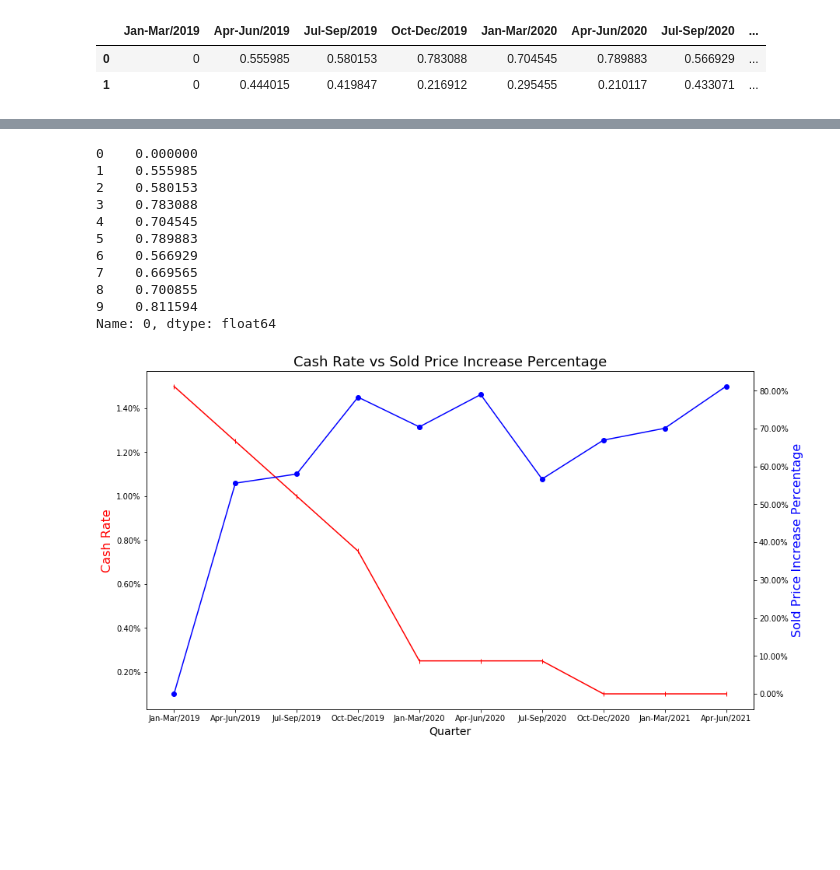
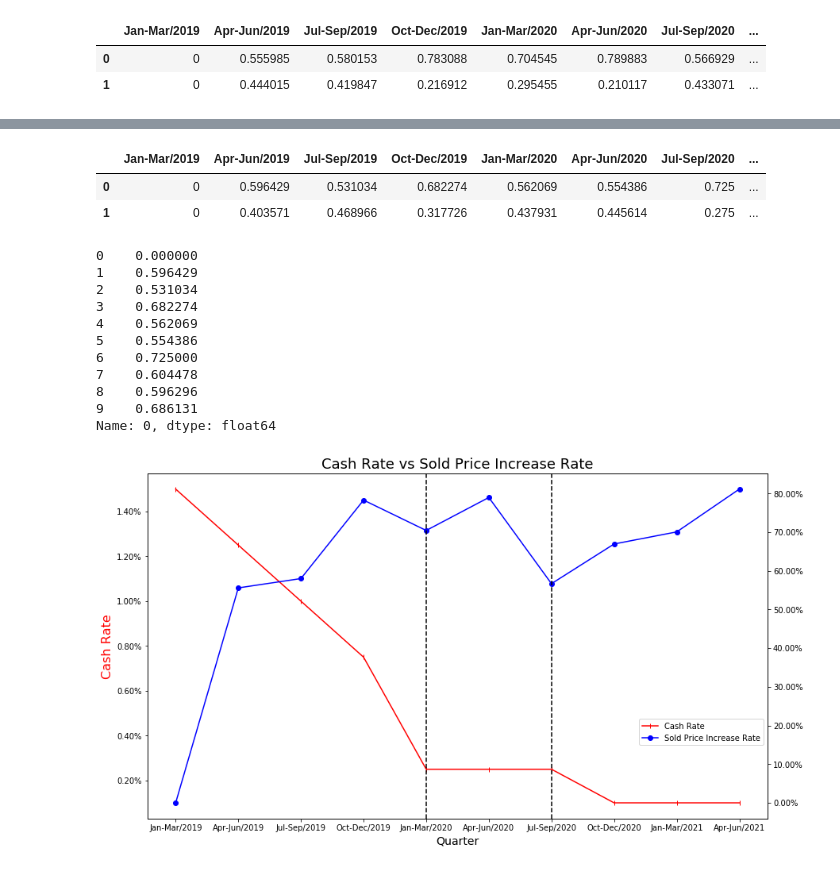
Before and after one commit to 22OVERSooN/Project1_Realestate_Analysis, a Jupyter notebook: Question 1.ipynb, the cells around one changed output, grey strips where cells are left out. Cells and saved outputs as stored; diff of their text form; code cells hidden in the pictures; blank space fills up the shorter version.

```diff
--- a/Question 1.ipynb
+++ b/Question 1.ipynb
@@ -162,3 +262,20 @@ percentage_change
+# %%
+rpercentage_change = pd.DataFrame({'Jan-Mar/2019' : [0,0],
+                                   'Apr-Jun/2019':pd_1['Percentage'],
+                                   'Jul-Sep/2019':pd_2['Percentage'],
+                                   'Oct-Dec/2019':pd_3['Percentage'],
+                                   'Jan-Mar/2020':pd_4['Percentage'],
+                                   'Apr-Jun/2020':pd_5['Percentage'],
+                                   'Jul-Sep/2020':pd_6['Percentage'],
+                                   'Oct-Dec/2020':pd_7['Percentage'],
+                                   'Jan-Mar/2021':pd_8['Percentage']
+                                 })
+rpercentage_change['Apr-Jun/2021'] = pd_9['Percentage']
+rpercentage_change
+# %% [output]
+|  | Jan-Mar/2019 | Apr-Jun/2019 | Jul-Sep/2019 | Oct-Dec/2019 | Jan-Mar/2020 | Apr-Jun/2020 | Jul-Sep/2020 | ... |
+| 0 | 0 | 0.596429 | 0.531034 | 0.682274 | 0.562069 | 0.554386 | 0.725 | ... |
+| 1 | 0 | 0.403571 | 0.468966 | 0.317726 | 0.437931 | 0.445614 | 0.275 | ... |
 # %%
 percentage_change_r = percentage_change.T
 percentage_change_r = percentage_change_r.reset_index()
@@ -165,38 +284,43 @@ percentage_change_r = percentage_change_r.reset_index()
 # %%
-percentage_change_r[0]
+rpercentage_change_r[0]
 # %% [output]
 0    0.000000
-1    0.555985
-2    0.580153
-3    0.783088
-4    0.704545
-5    0.789883
-6    0.566929
-7    0.669565
-8    0.700855
-9    0.811594
+1    0.596429
+2    0.531034
+3    0.682274
+4    0.562069
+5    0.554386
+6    0.725000
+7    0.604478
+8    0.596296
+9    0.686131
 Name: 0, dtype: float64
 # %%
 fig, ax = plt.subplots(1, 1, figsize=(14, 8))
 fmt = '{x:.2f}%'
 tick = mtick.StrMethodFormatter(fmt)
 
 time_points = ['Jan-Mar/2019','Apr-Jun/2019', 'Jul-Sep/2019', 'Oct-Dec/2019', 'Jan-Mar/2020', 'Apr-Jun/2020', 'Jul-Sep/2020', 'Oct-Dec/2020', 'Jan-Mar/2021', 'Apr-Jun/2021']
-ax.plot(time_points,Cash_Rate_RBA['Cash rate target from RBA']*100, color = 'red',marker = "|")
+ax.plot(time_points,Cash_Rate_RBA['Cash rate target from RBA']*100, color = 'red',marker = "|" , label = 'Cash Rate')
 # set x_axis label
 ax.set_xlabel("Quarter",fontsize=14)
 # set y-axis label
 ax.set_ylabel("Cash Rate",color="red",fontsize=16)
-ax.set_title("Cash Rate vs Sold Price Increase Percentage",fontsize=18)
+ax.set_title("Cash Rate vs Sold Price Increase Rate",fontsize=18)
 ax.yaxis.set_major_formatter(tick)
 
 ax2 = ax.twinx()
 #ax3 = ax.twinx()
-ax2.plot(time_points,percentage_change_r[0]*100,color = "blue", marker = "o")
-#ax2.plot(time_points,percentage_change_r[1]*100,color = "green", marker = "o")
+ax2.plot(time_points,percentage_change_r[0]*100,color = "blue", marker = "o",label = 'Sold Price Increase Rate')
+#ax2.plot(time_points,rpercentage_change_r[0]*100,color = "green", marker = "o")
 ax2.yaxis.set_major_formatter(tick)
-ax2.set_ylabel("Sold Price Increase Percentage",color="blue",fontsize=16)
-plt.savefig("Savefig/Cash Rate vs Sold Price Increase Percentage.png")
+
+
+
+ax.legend([ax.get_lines()[0],ax2.get_lines()[0]],['Cash Rate','Sold Price Increase Rate'],bbox_to_anchor=(1, 0.3))
+ax2.axvline('Jan-Mar/2020', color='k', linestyle='--')
+ax2.axvline('Jul-Sep/2020', color='k', linestyle='--')
+plt.savefig("Savefig/ash Rate vs Sold Price Increase Rate.png")
 plt.show()
 # %% [output]
-[figure, old version]
+[figure, new version]
```
Also changed, not shown: parts of 5 cells of this notebook, 4 other files.
